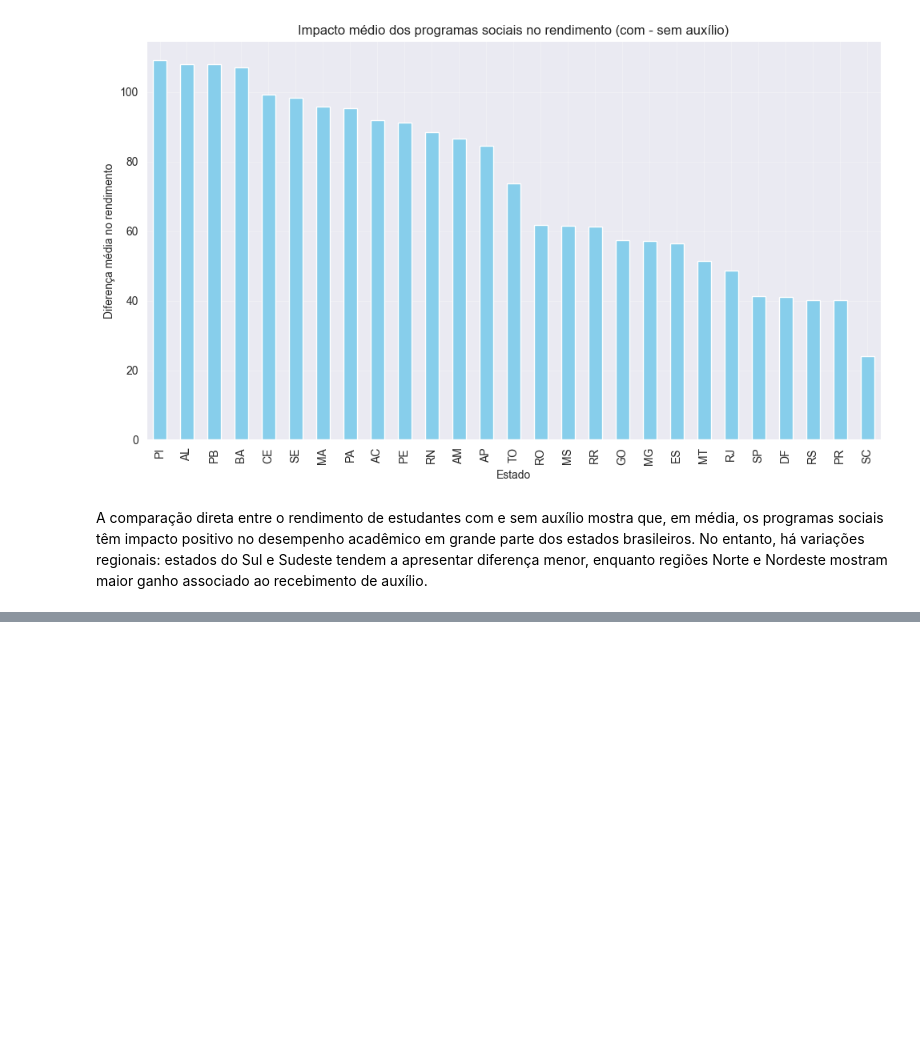
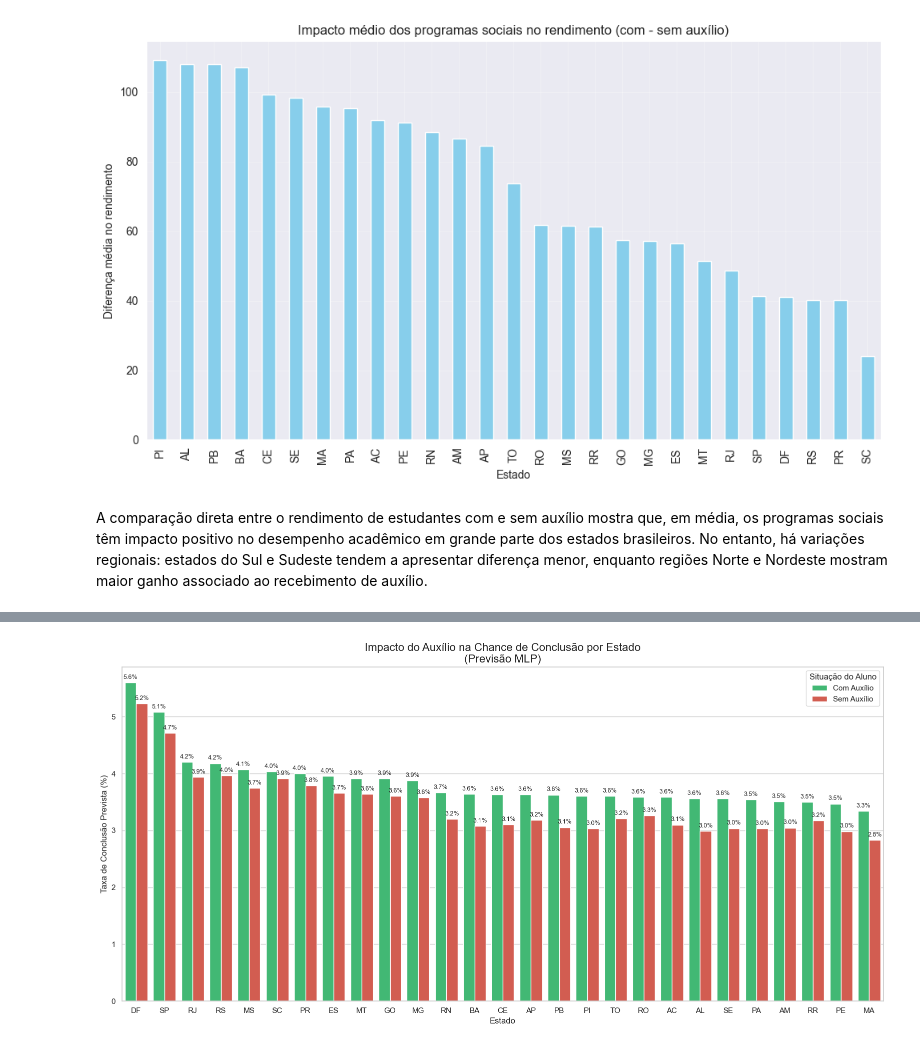
Before and after one commit to ikeisuke-ando/Explorando-problemas-reais-utilizando-Business-Intelligence, a Jupyter notebook: notebooks/analise.ipynb, the cells around one changed output, grey strips where cells are left out. Drawn from its saved outputs; the diff is of its cells as text; code cells hidden in the pictures; blank space fills up the shorter version.

```diff
--- a/notebooks/analise.ipynb
+++ b/notebooks/analise.ipynb
@@ -964,13 +747,4 @@ MS → RMSE: 21.5347, MAE: 21.5347
 # %%
-# PREPARAÇÃO E FILTRAGEM DOS DADOS
-
-import pandas as pd
-import numpy as np
-from sklearn.preprocessing import MinMaxScaler, LabelEncoder
-from sklearn.model_selection import train_test_split
-from sklearn.neural_network import MLPRegressor
-import time
-
 colunas_interesse = [
     'estado',
     'rendimento_com_auxilio',
@@ -979,14 +753,13 @@ colunas_interesse = [
     'taxa_conclusao_acumulada'
 ]
 
-# Filtragem
+# Puxar dados que vamos usar
 df_final = df.dropna(subset=colunas_interesse).copy()
-
-# Label Encoding (Estado)
+# Transformar os estados em numeros para rede neural poder avaliar
 le_estado = LabelEncoder()
 df_final['estado_encoded'] = le_estado.fit_transform(df_final['estado'])
 
-# 2. DEFINIÇÃO DAS FEATURES E TARGET
+# Features escolhidas e "alvo" principal
 features = [
     'estado_encoded',
     'rendimento_com_auxilio',
@@ -998,7 +771,7 @@ target = 'taxa_conclusao_acumulada'
 X = df_final[features].values
 y = df_final[target].values
 
-# Normalização
+# Normalização dos dados
 scaler_X = MinMaxScaler()
 scaler_y = MinMaxScaler()
 
@@ -1010,7 +783,7 @@ X_train, X_test, y_train, y_test = train_test_split(
     X_scaled, y_scaled, test_size=0.2, random_state=42
 )
 
-# 3. TREINAMENTO
+# Modelo MLP
 model = MLPRegressor(
     hidden_layer_sizes=(10,),
     activation='relu',
@@ -1023,13 +796,12 @@ model = MLPRegressor(
 )
 
 model.fit(X_train, y_train)
-# 4. PREVISÃO COMPARATIVA (COM vs SEM AUXÍLIO)
-
-# Cenário Base: Permanência Média Global
+# Realizando previsão com/sem auxilio
 media_permanencia = df_final['taxa_permanencia'].mean()
 dados_cenario = []
 estados_unicos = df_final['estado'].unique()
 
+# Setando os dados com/sem auxilio
 for estado in estados_unicos:
     cod_est = le_estado.transform([estado])[0]
     mask_est = df_final['estado'] == estado
@@ -1044,7 +816,7 @@ for estado in estados_unicos:
     dados_cenario.append(linha_sem + [estado, 'Sem Auxílio'])
 
 # Converter para DataFrame para facilitar
-colunas_df = features + ['Estado_Sigla', 'Tipo']
+colunas_df = features + ['estado_sigla', 'Tipo']
 df_predicao = pd.DataFrame(dados_cenario, columns=colunas_df)
 
 # Separar dados numéricos para o modelo
@@ -1055,36 +827,35 @@ X_pred_scaled = scaler_X.transform(X_pred)
 preds_scaled = model.predict(X_pred_scaled)
 
 # Desfazer escala do resultado
 preds_reais = scaler_y.inverse_transform(preds_scaled.reshape(-1, 1))
 
 # Adicionar previsão ao DataFrame
-df_predicao['Chance_Conclusao'] = preds_reais
+df_predicao['chance_conclusao'] = preds_reais
 
-# 5. GRÁFICO COMPARATIVO
-import seaborn as sns
-import matplotlib.pyplot as plt
+# Mostrar gráfico com barras
 
 plt.figure(figsize=(16, 8))
 sns.set_theme(style="whitegrid")
 
-order = df_predicao[df_predicao['Tipo'] == 'Com Auxílio'].sort_values('Chance_Conclusao', ascending=False)['Estado_Sigla']
+order = df_predicao[df_predicao['Tipo'] == 'Com Auxílio'].sort_values('chance_conclusao', ascending=False)['estado_sigla']
 ax = sns.barplot(
     data=df_predicao,
     x='Estado_Sigla',
     y='Chance_Conclusao',
     hue='Tipo',
     palette={'Com Auxílio': '#2ecc71', 'Sem Auxílio': '#e74c3c'},
     order=order
 )
 
 plt.title('Impacto do Auxílio na Chance de Conclusão por Estado\n(Previsão MLP)', fontsize=16)
 plt.ylabel('Taxa de Conclusão Prevista (%)', fontsize=12)
 plt.xlabel('Estado', fontsize=12)
 plt.legend(title='Situação do Aluno')
 
-# Adicionar valores nas barras (Opcional, pode poluir se tiver muitos estados)
 for container in ax.containers:
     ax.bar_label(container, fmt='%.1f%%', padding=3, fontsize=9)
 
 plt.tight_layout()
 plt.show()
+# %% [output]
+[figure, added]
```
Also changed, not shown: parts of 17 cells of this notebook.
